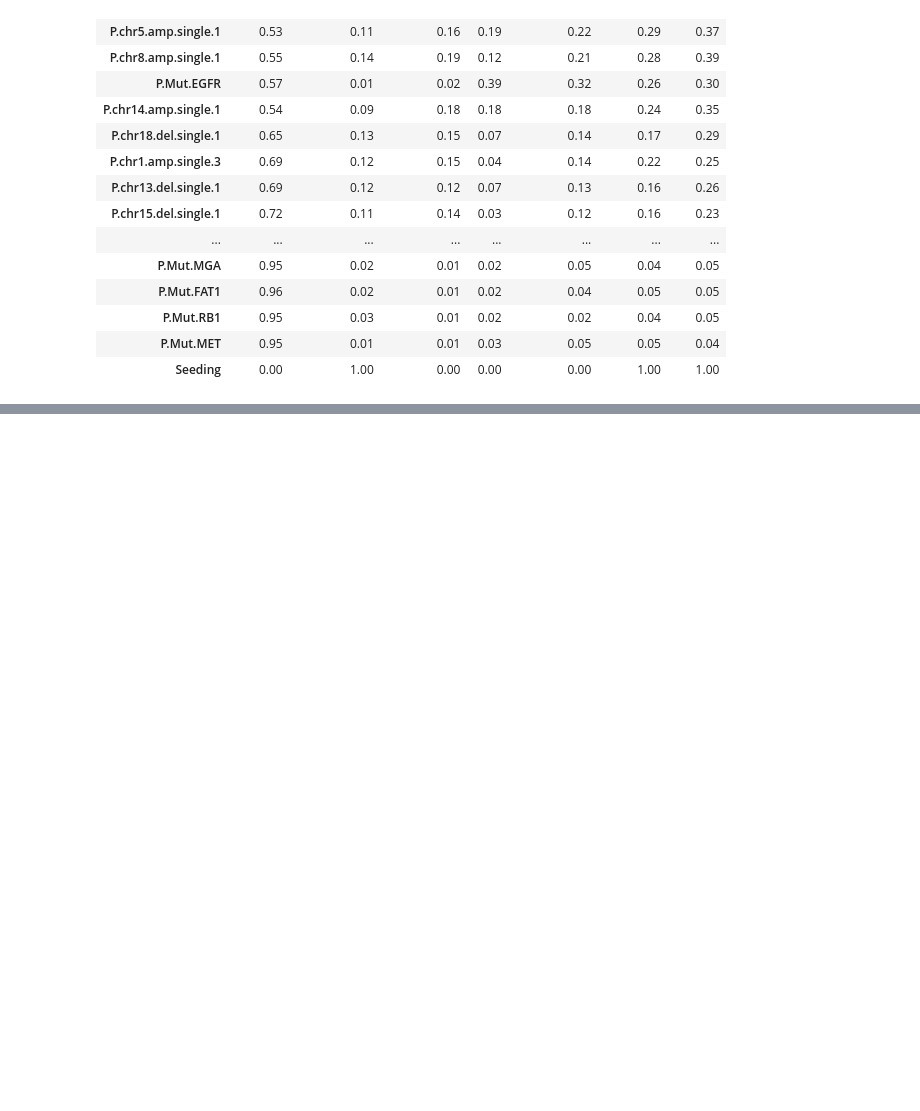
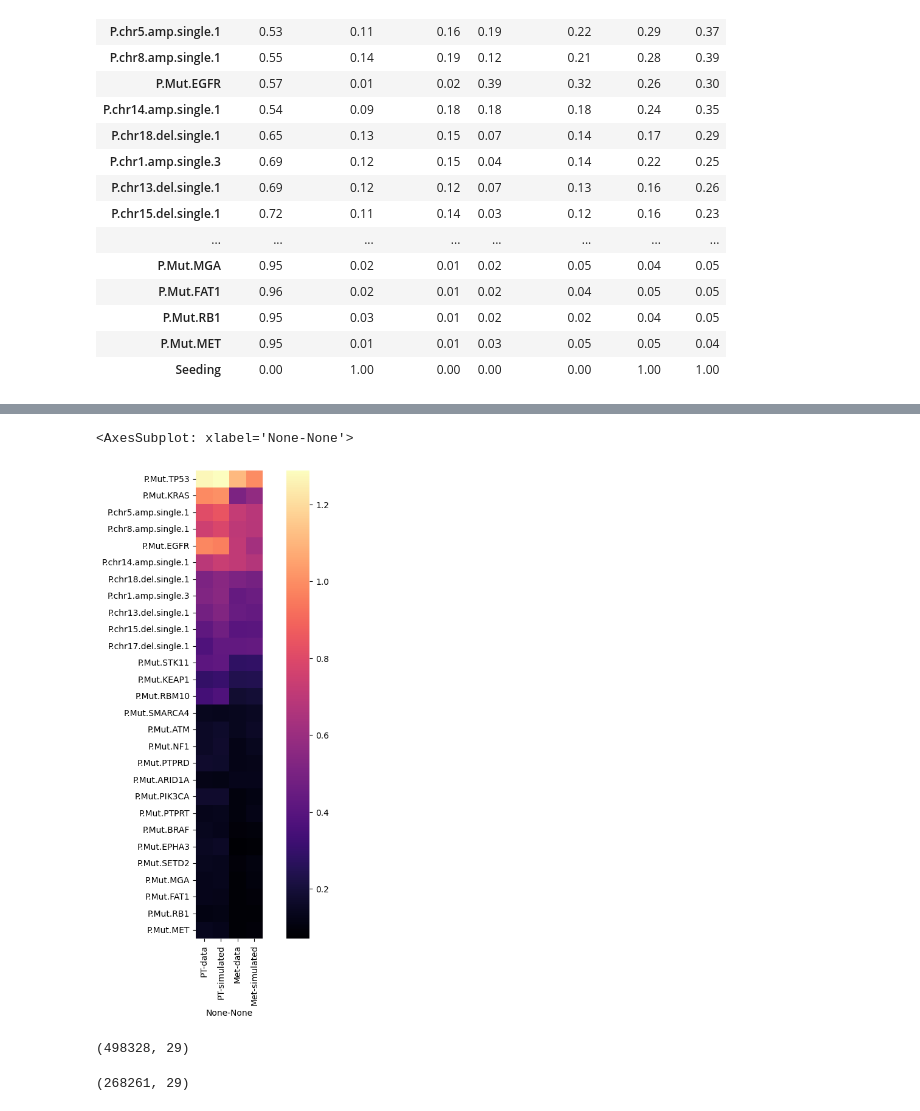
Before and after one commit to cbg-ethz/metMHN, a Jupyter notebook: analyses/frequency_analysis.ipynb, the cells around one changed output, grey strips where cells are left out. Drawn from its saved outputs; the diff is of its cells as text; code cells hidden in the pictures; blank space fills up the shorter version.

```diff
--- a/analyses/frequency_analysis.ipynb
+++ b/analyses/frequency_analysis.ipynb
@@ -139,0 +146,22 @@ f.savefig(f"./../viz/{cancer_type}/{log_theta_file}_frequencies.png", bbox_inche
+# %%
+f, a = plt.subplots(figsize=(10,10))
+comparison.sort_index(axis=1, inplace=True)
+poster_comparison = pd.DataFrame(index=comparison.index, columns=pd.MultiIndex.from_tuples(
+    [("PT", "data"), ("PT", "simulated"), ("Met", "data"), ("Met", "simulated")]))
+poster_comparison["PT", "simulated"] = coupled_pt_bin +
+poster_comparison["Met", simdat] = comparison["Coupled"]["both"][simdat] + \
+    comparison["Coupled"]["present_met"][simdat] + \
+    comparison["Met"]["present"][simdat]
+
+sns.heatmap(poster_comparison, cmap="magma", ax=a, square="True")
+# %% [output]
+<AxesSubplot: xlabel='None-None'>
+[figure, added]
+# %%
+coupled_pt_bin.shape
+# %% [output]
+(498328, 29)
+# %%
+never_met_bin.shape
+# %% [output]
+(268261, 29)
```
Also changed, not shown: parts of 9 cells of this notebook.
